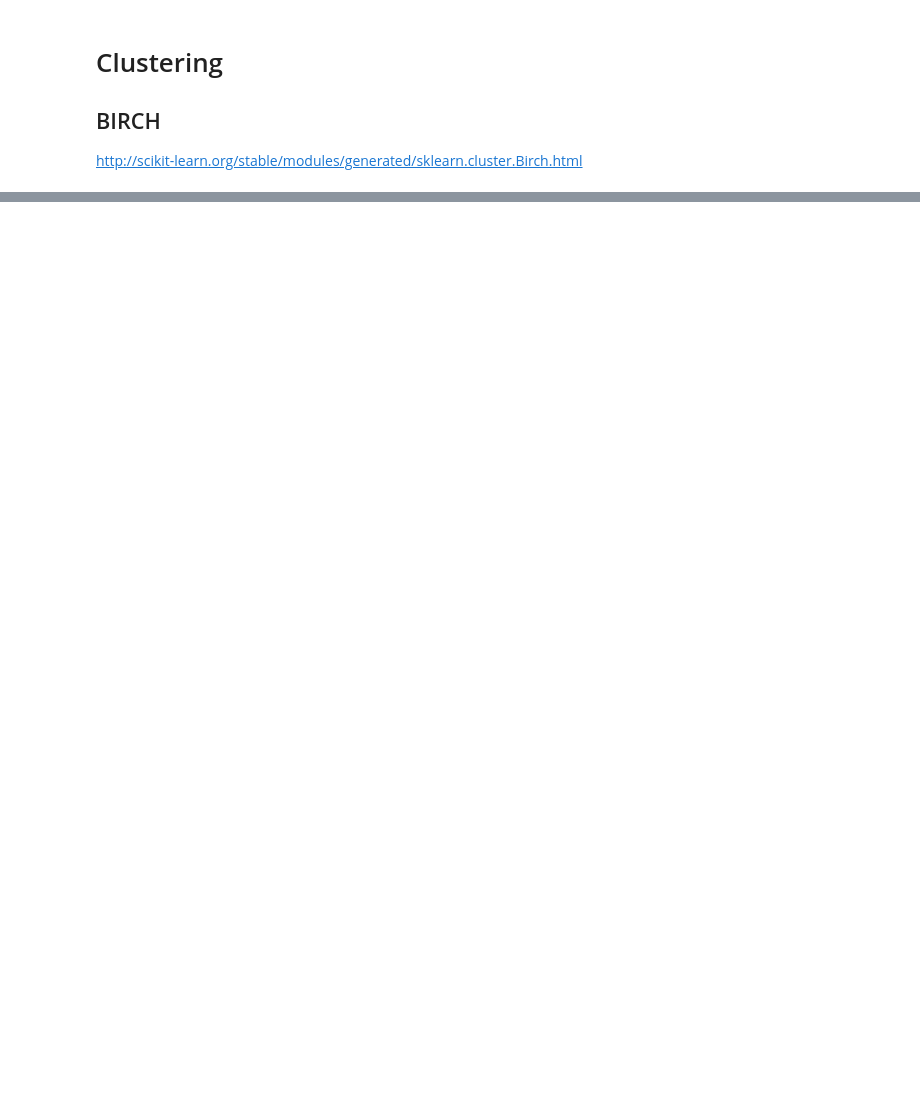
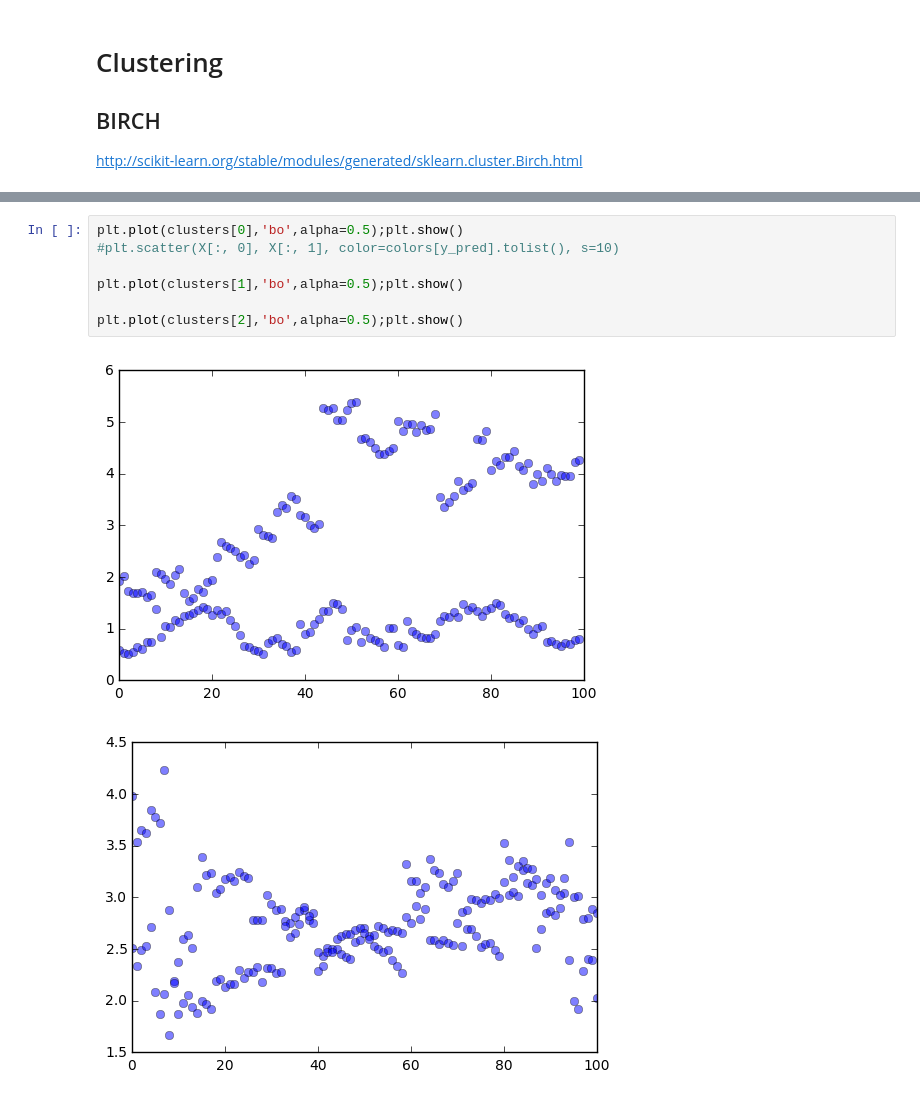
Before and after one commit to Yagwar/TAMD, a Jupyter notebook: Clustering CURE and BIRCH.ipynb, the cells around one changed output, grey strips where cells are left out. Drawn from its saved outputs; the diff is of its cells as text; blank space fills up the shorter version.

```diff
--- a/Clustering CURE and BIRCH.ipynb
+++ b/Clustering CURE and BIRCH.ipynb
@@ -112,0 +134,10 @@ plt.show()
+# %%
+plt.plot(clusters[0],'bo',alpha=0.5);plt.show()
+#plt.scatter(X[:, 0], X[:, 1], color=colors[y_pred].tolist(), s=10)
+
+plt.plot(clusters[1],'bo',alpha=0.5);plt.show()
+
+plt.plot(clusters[2],'bo',alpha=0.5);plt.show()
+# %% [output]
+[figure, added]
+[figure, added]
```
Also changed, not shown: parts of 7 cells of this notebook.
